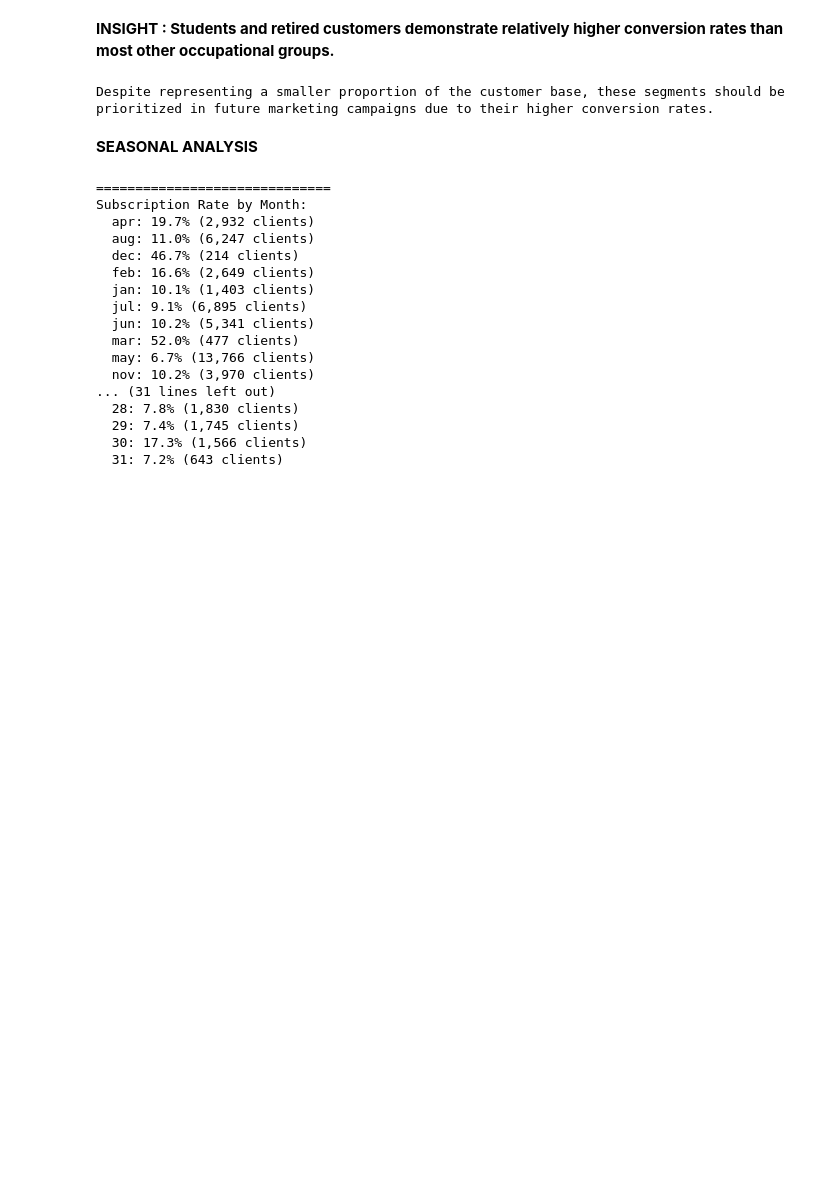
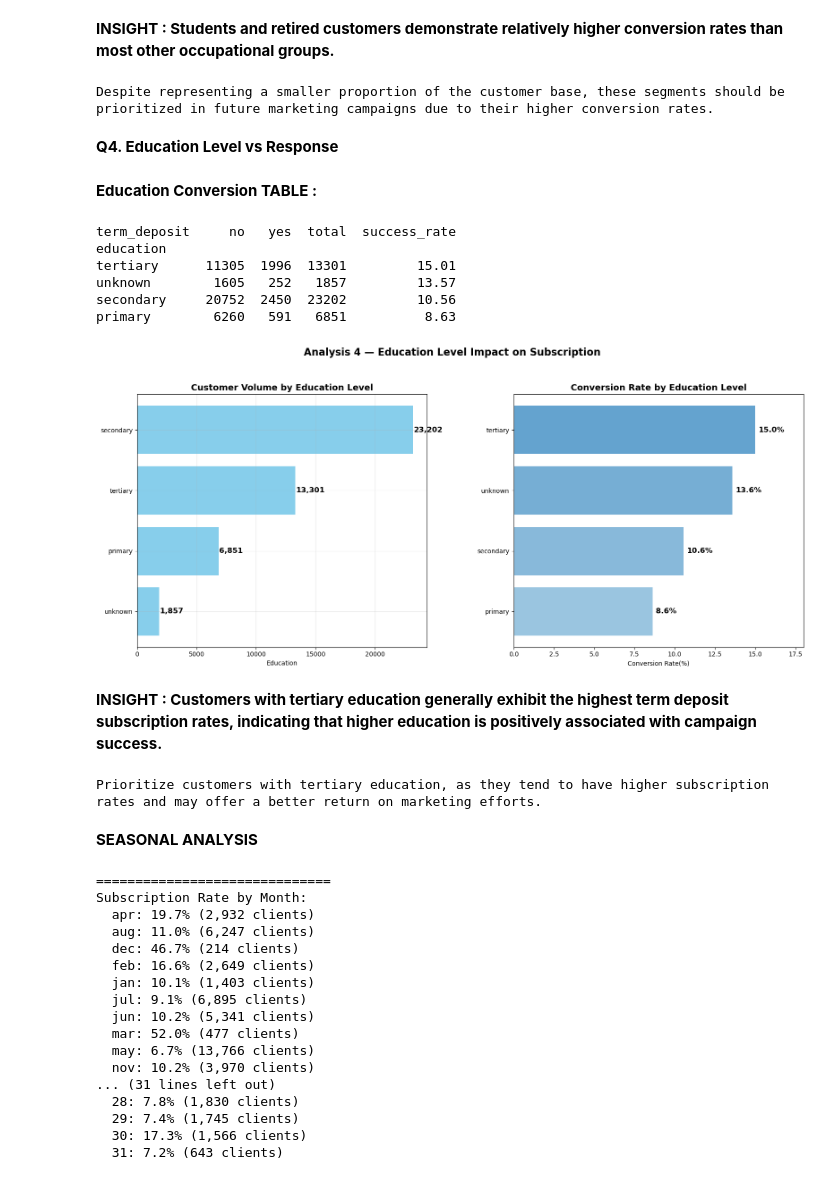
Before and after one commit to annugit1655/Bank-TeleMarketing, a Jupyter notebook: notebooks/02-bivariate-correlation-analysis.ipynb, the cells around one changed output. Drawn from its saved outputs; the diff is of its cells as text; code cells hidden in the pictures; blank space fills up the shorter version.

Commit message:
education_analysis

```diff
--- a/notebooks/02-bivariate-correlation-analysis.ipynb
+++ b/notebooks/02-bivariate-correlation-analysis.ipynb
@@ -429,6 +429,62 @@ housemaid      1131   109   1240          8.79
 | housemaid | 8.79 | 1240 |
 **INSIGHT : Students and retired customers demonstrate relatively higher conversion rates than most other occupational groups.**
 Despite representing a smaller proportion of the customer base, these segments should be prioritized in future marketing campaigns due to their higher conversion rates.
+# %% [markdown]
+____**Q4. Education Level vs Response**____
+# %%
+# _____Q4. Education Level vs Response__________________________________________
+education_category = data.groupby('education')['term_deposit'].value_counts().unstack(fill_value=0)
+education_category = education_category.assign(total=education_category.sum(axis=1))
+education_category = education_category.assign(success_rate=(100 * education_category['yes']/education_category['total']))
+display_md("**Education Conversion TABLE :**")
+print(education_category.sort_values(by='success_rate', ascending=False))
+
+# visualization
+fig, ax = plt.subplots(ncols=2, figsize=(16, 7))
+# --------------------Left: customer volume per education----------------------
+education_volume = education_category.sort_values(by='total', ascending=True)
+colors = sns.color_palette("Blues_d", len(job_category))
+ax[0].barh(education_volume.index, education_volume['total'], color='skyblue')
+
+# Annotate bars
+for i, (idx, count) in enumerate(education_volume['total'].items()):
+    ax[0].text(count+50, i, f"{count:,}",va='center', fontsize=12, fontweight='bold')
+
+ax[0].set_title('Customer Volume by Education Level',fontsize=14, fontweight='bold')
+ax[0].set_xlabel("Education")
+ax[0].grid(True, alpha=0.3)
+
+# ------------------Right: converion rate per job-------------------------
+education_success = education_category.sort_values(by='success_rate', ascending=True)
+ax[1].barh(education_success.index, education_success['success_rate'],color=colors)
+
+# Annotate bars
+for j, (index, rates) in enumerate(education_success['success_rate'].items()):
+    ax[1].text(rates+0.2, j, f"{rates:.1f}%", va='center', fontsize=12, fontweight='bold')
+
+ax[1].set_title("Conversion Rate by Education Level", fontsize=14, fontweight='bold')
+ax[1].set_xlabel("Conversion Rate(%)")
+ax[1].set_xlim(0, (education_success['success_rate'].max() * 1.2))
+
+fig.suptitle('Analysis 4 — Education Level Impact on Subscription', fontsize=16, fontweight='bold', y=1.04)
+
+plt.tight_layout()
+plt.subplots_adjust(wspace=0.3, hspace=0.3)
+plt.show()
+
+display_md("**INSIGHT : Customers with tertiary education generally exhibit the highest term deposit subscription rates, indicating that higher education is positively associated with campaign success.**")
+print("Prioritize customers with tertiary education, as they tend to have higher subscription rates and may offer a better return on marketing efforts.")
+# %% [output]
+**Education Conversion TABLE :**
+term_deposit     no   yes  total  success_rate
+education
+tertiary      11305  1996  13301         15.01
+unknown        1605   252   1857         13.57
+secondary     20752  2450  23202         10.56
+primary        6260   591   6851          8.63
+[figure, added]
+**INSIGHT : Customers with tertiary education generally exhibit the highest term deposit subscription rates, indicating that higher education is positively associated with campaign success.**
+Prioritize customers with tertiary education, as they tend to have higher subscription rates and may offer a better return on marketing efforts.
 # %%
 # Subscription rates by month and day of week
 display_md("**SEASONAL ANALYSIS**")
```
